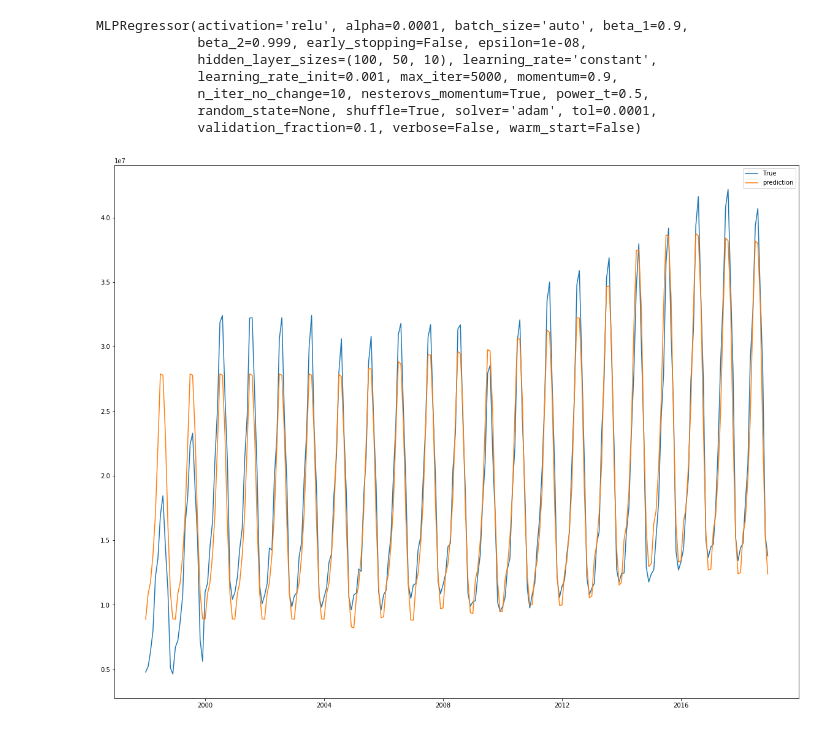
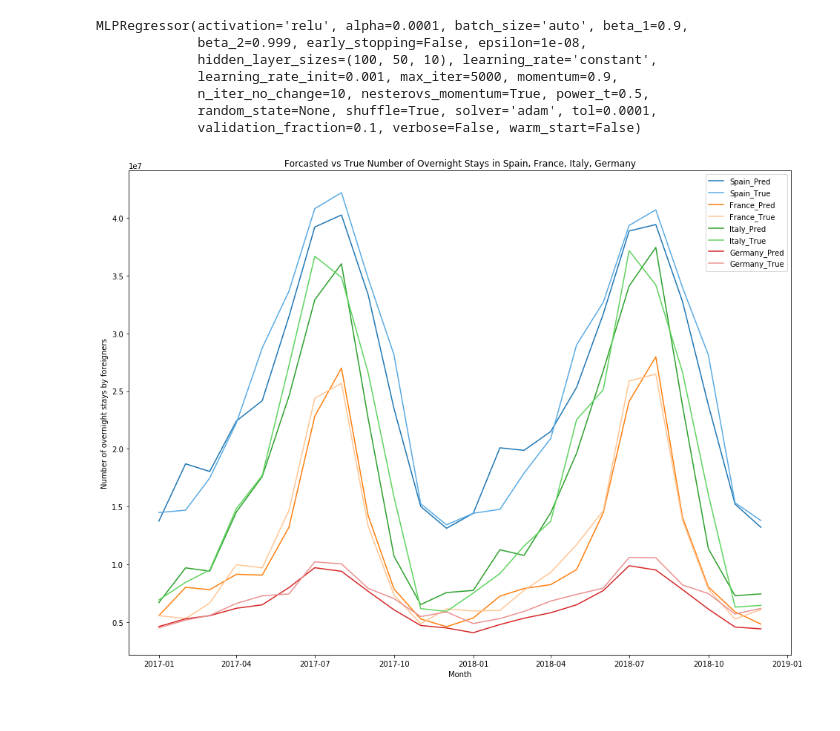
Before and after one commit to mikecai011/ADA-Project, a Jupyter notebook: data_manager/prediction_attempt.ipynb, the cells around one changed output. Saved outputs shown, nothing was run; the diff lists cells and outputs as text; code cells hidden in the pictures.

Commit message:
Got better results for prediction

```diff
--- a/data_manager/prediction_attempt.ipynb
+++ b/data_manager/prediction_attempt.ipynb
@@ -408,0 +395,7 @@ Name: value, Length: 9624, dtype: float64
+# %%
+YEAR_CUTOFF = datetime(2017, 1, 1)
+def get_test_set():
+    return x.iloc[x.index.get_level_values("time") >= YEAR_CUTOFF, :], y[y.index.get_level_values("time") >= YEAR_CUTOFF]
+def get_train_set():
+    return x.iloc[x.index.get_level_values("time") < YEAR_CUTOFF, :], y[y.index.get_level_values("time") < YEAR_CUTOFF]
+get_test_set()[1]
@@ -428,16 +435,29 @@ MLPRegressor(activation='relu', alpha=0.0001, batch_size='auto', beta_1=0.9,
              n_iter_no_change=10, nesterovs_momentum=True, power_t=0.5,
              random_state=None, shuffle=True, solver='adam', tol=0.0001,
              validation_fraction=0.1, verbose=False, warm_start=False)
-# %%
-"""
-Plot results
-"""
-ty = y.xs("Spain", level="geo", drop_level=False)
-common_index = ty.index.intersection(x.index).sort_values()
-ty = ty.loc[common_index]
-plt.plot(ty.droplevel(0), label=True)
-plt.plot(regressor.predict(x.loc[common_index, :]).droplevel(0), label="prediction")
-plt.legend()
-plt.show()
-# %% [output]
-[figure, removed]
+# %%
+"""
+Plot results
+"""
+from data_utils import adjust_lightness
+def plot_prediction_results_by_country(countries, figsize):
+    cx, cy = get_test_set()
+    plt.figure(figsize=figsize)
+    for country in countries:
+        ty = cy.xs(country, level="geo", drop_level=False)
+        common_index = ty.index.intersection(x.index).sort_values()
+        ty = ty.loc[common_index]
+        p = plt.plot(regressor.predict(cx.loc[common_index, :]).droplevel(0),
+                     label=country.split(" ")[0]+"_Pred")
+        p = plt.plot(ty.droplevel(0), label=country.split(" ")[0]+"_True",
+                 color = adjust_lightness(p[0].get_color(), 1.5))
+    plt.legend()
+    plt.ylabel("Number of overnight stays by foreigners")
+    plt.xlabel("Month")
+    plt.title("Forcasted vs True Number of Overnight Stays in {0}".format(", ".join([
+        country.split(" ")[0] for country in countries])))
+    plt.show()
+# %%
+plot_prediction_results_by_country(["Spain", "France", "Italy", "Germany (until 1990 former territory of the FRG)"], figsize=(16, 12))
+# %% [output]
+[figure, added]
```
Also changed, not shown: parts of 23 cells of this notebook, 11 other files.
